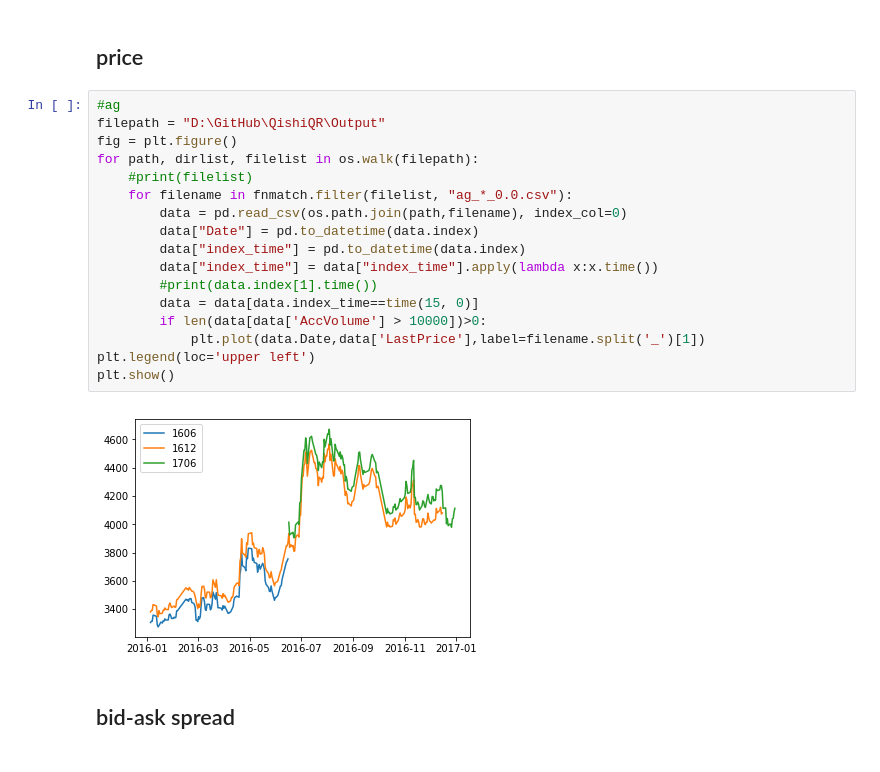
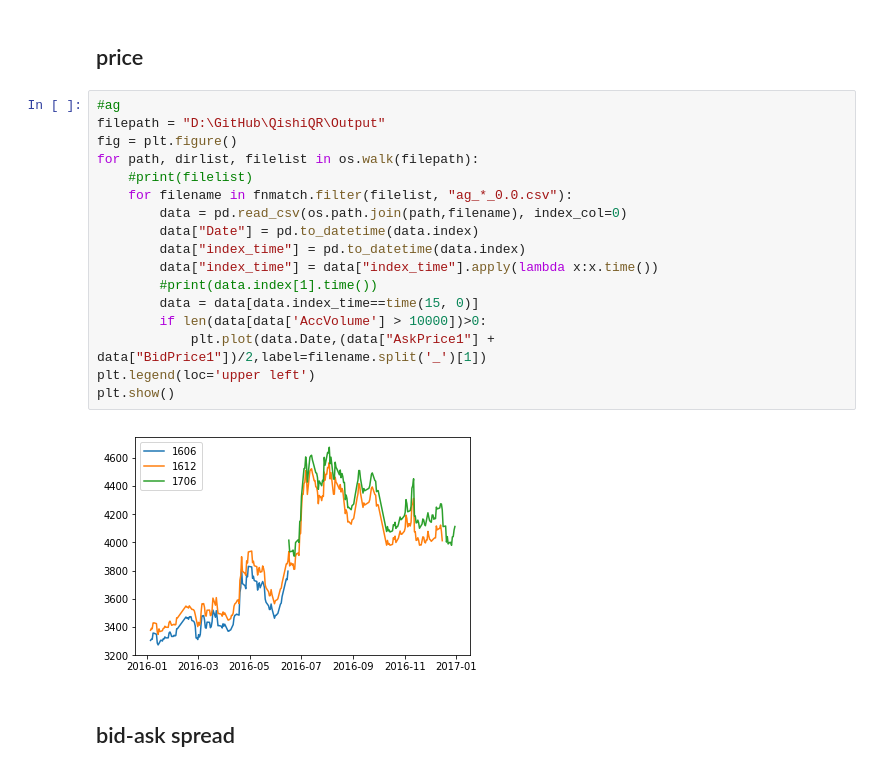
Before and after one commit to dechang227/QishiQR, a Jupyter notebook: MajorContractAnalysis/MajorContract.ipynb, the cells around one changed output. Saved outputs shown, nothing was run; the diff lists cells and outputs as text.

```diff
--- a/MajorContractAnalysis/MajorContract.ipynb
+++ b/MajorContractAnalysis/MajorContract.ipynb
@@ -32,22 +32,22 @@ plt.show()
 # %%
 #ag
 filepath = "D:\GitHub\QishiQR\Output"
 fig = plt.figure()
 for path, dirlist, filelist in os.walk(filepath):
     #print(filelist)
     for filename in fnmatch.filter(filelist, "ag_*_0.0.csv"):
         data = pd.read_csv(os.path.join(path,filename), index_col=0)
         data["Date"] = pd.to_datetime(data.index)
         data["index_time"] = pd.to_datetime(data.index)
         data["index_time"] = data["index_time"].apply(lambda x:x.time())
         #print(data.index[1].time())
         data = data[data.index_time==time(15, 0)]
         if len(data[data['AccVolume'] > 10000])>0:
-            plt.plot(data.Date,data['LastPrice'],label=filename.split('_')[1])
+            plt.plot(data.Date,(data["AskPrice1"] + data["BidPrice1"])/2,label=filename.split('_')[1])
 plt.legend(loc='upper left')
 plt.show()
 # %% [output]
-[figure, old version]
+[figure, new version]
 # %% [markdown]
 ## bid-ask spread
 # %%
```
Also changed, not shown: parts of 8 cells of this notebook.
